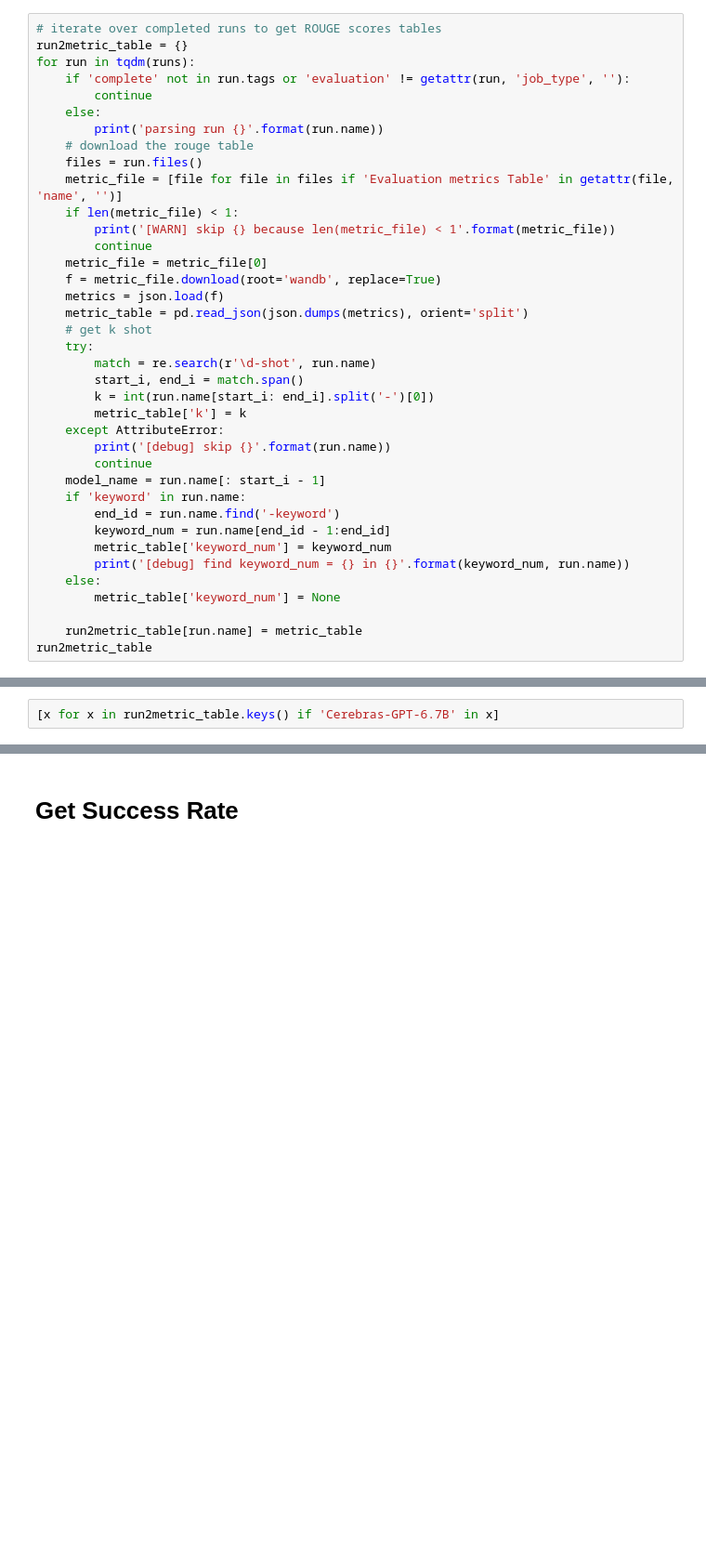
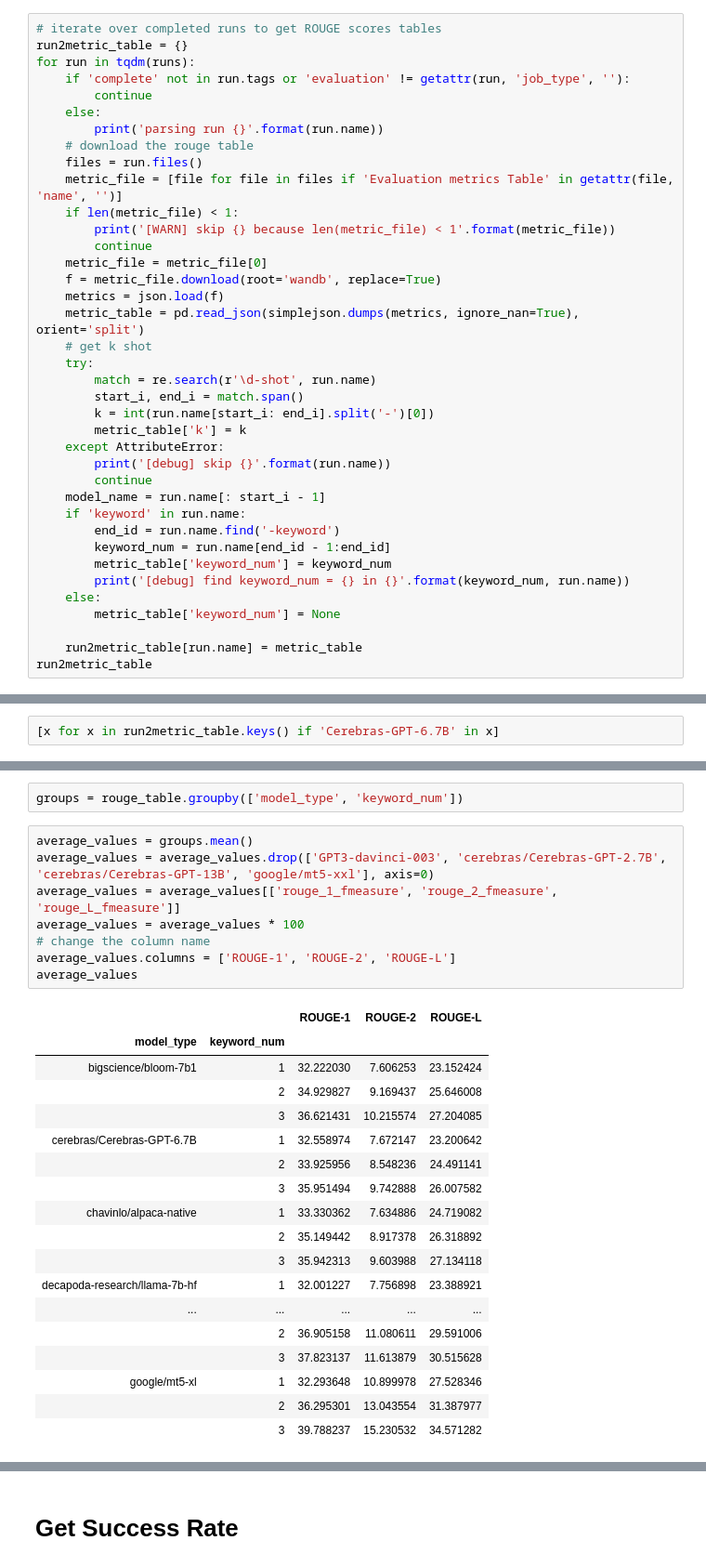
Before and after one commit to t170815518/control_dialogue_summarization_evaluation_benchmark, a Jupyter notebook: wandb.ipynb, the cells around one changed output, grey strips where cells are left out. Shown: that part at 93% size. Saved outputs shown, nothing was run; the diff lists cells and outputs as text; blank space fills up the shorter version.

```diff
--- a/wandb.ipynb
+++ b/wandb.ipynb
@@ -62,7 +63,7 @@ for run in tqdm(runs):
     metric_file = metric_file[0]
     f = metric_file.download(root='wandb', replace=True)
     metrics = json.load(f)
-    metric_table = pd.read_json(json.dumps(metrics), orient='split')
+    metric_table = pd.read_json(simplejson.dumps(metrics, ignore_nan=True), orient='split')
     # get k shot
     try:
         match = re.search(r'\d-shot', run.name)
@@ -194,0 +343,29 @@ std_df[[x for x in std_df.columns if 'fmeasure' in x]]
+# %%
+groups = rouge_table.groupby(['model_type', 'keyword_num'])
+# %%
+average_values = groups.mean()
+average_values = average_values.drop(['GPT3-davinci-003', 'cerebras/Cerebras-GPT-2.7B', 'cerebras/Cerebras-GPT-13B', 'google/mt5-xxl'], axis=0)
+average_values = average_values[['rouge_1_fmeasure', 'rouge_2_fmeasure', 'rouge_L_fmeasure']]
+average_values = average_values * 100
+# change the column name
+average_values.columns = ['ROUGE-1', 'ROUGE-2', 'ROUGE-L']
+average_values
+# %% [output]
+|  |  | ROUGE-1 | ROUGE-2 | ROUGE-L |
+| model_type | keyword_num |  |  |  |
+| bigscience/bloom-7b1 | 1 | 32.222030 | 7.606253 | 23.152424 |
+|  | 2 | 34.929827 | 9.169437 | 25.646008 |
+|  | 3 | 36.621431 | 10.215574 | 27.204085 |
+| cerebras/Cerebras-GPT-6.7B | 1 | 32.558974 | 7.672147 | 23.200642 |
+|  | 2 | 33.925956 | 8.548236 | 24.491141 |
+|  | 3 | 35.951494 | 9.742888 | 26.007582 |
+| chavinlo/alpaca-native | 1 | 33.330362 | 7.634886 | 24.719082 |
+|  | 2 | 35.149442 | 8.917378 | 26.318892 |
+|  | 3 | 35.942313 | 9.603988 | 27.134118 |
+| decapoda-research/llama-7b-hf | 1 | 32.001227 | 7.756898 | 23.388921 |
+| ... | ... | ... | ... | ... |
+|  | 2 | 36.905158 | 11.080611 | 29.591006 |
+|  | 3 | 37.823137 | 11.613879 | 30.515628 |
+| google/mt5-xl | 1 | 32.293648 | 10.899978 | 27.528346 |
+|  | 2 | 36.295301 | 13.043554 | 31.387977 |
+|  | 3 | 39.788237 | 15.230532 | 34.571282 |
```
Also changed, not shown: parts of 16 cells of this notebook.
